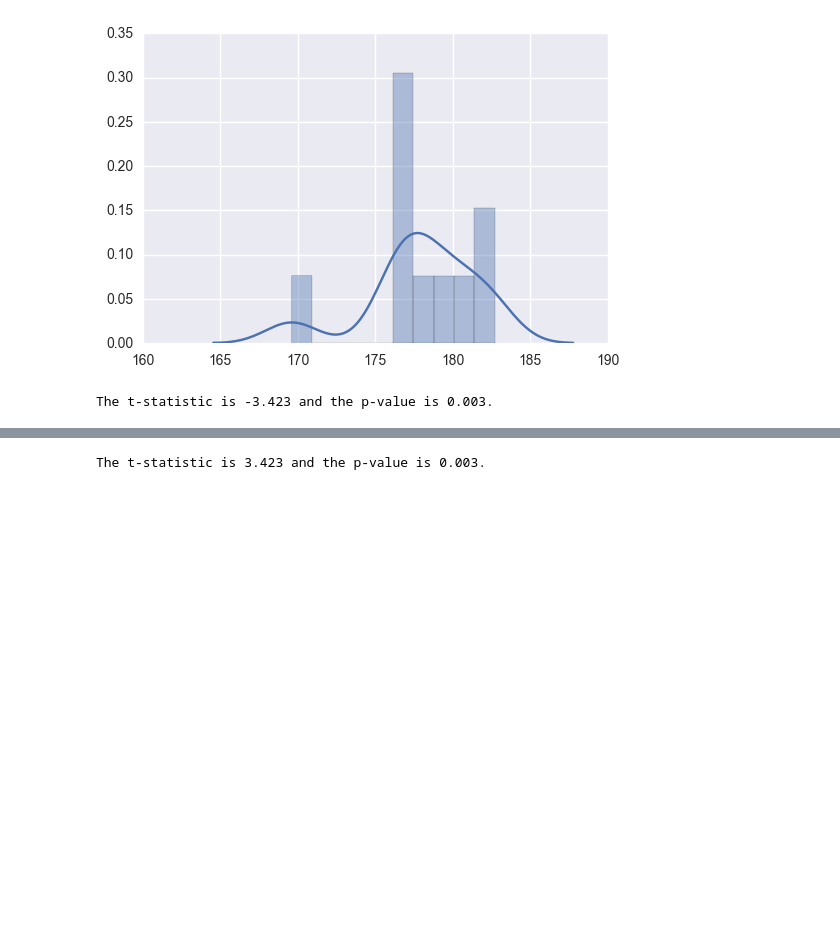
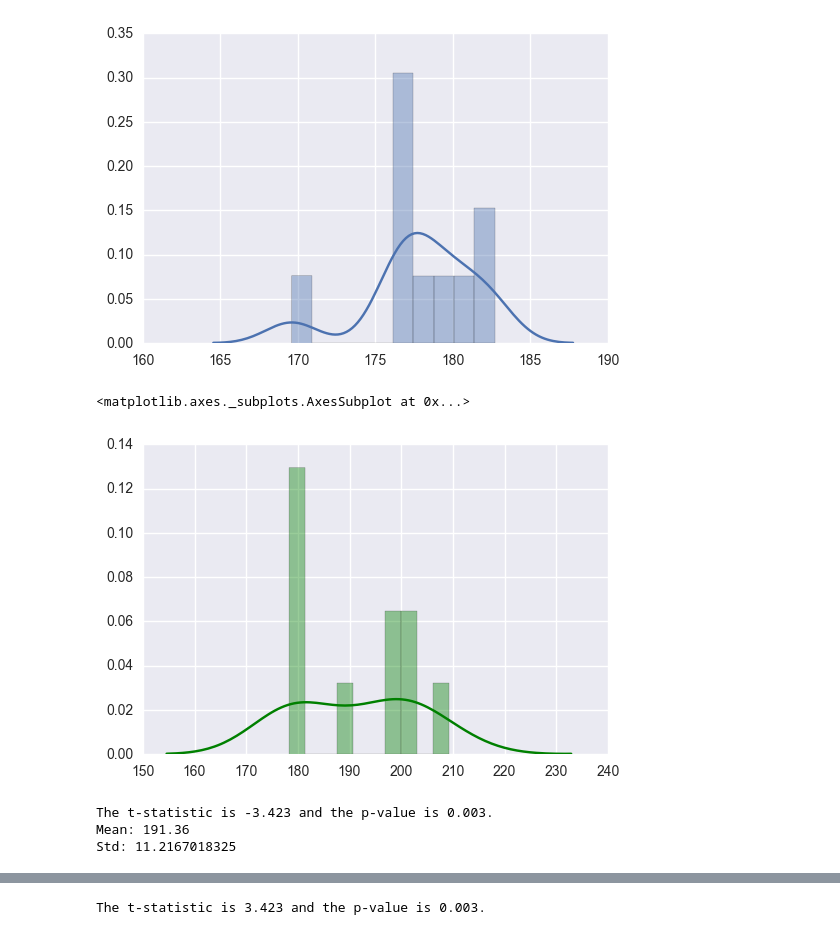
Before and after one commit to bkmaxime1/dsi-maximebouadoumou, a Jupyter notebook: week-02/3.3-lesson/code/Calculate test.ipynb, the cells around one changed output, grey strips where cells are left out. Saved outputs shown, nothing was run; the diff lists cells and outputs as text; code cells hidden in the pictures; blank space fills up the shorter version.

```diff
--- a/week-02/3.3-lesson/code/Calculate test.ipynb
+++ b/week-02/3.3-lesson/code/Calculate test.ipynb
@@ -22,8 +25,16 @@ sns.distplot(one_sample_data,bins=10)
 [figure]
 # %%
 two_sample_data=[189.3,200.5,179.7,199.1,178.4,197.9,202.3,178.3,178.9,209.2]
+# %%
+sns.distplot(two_sample_data, bins=10,color ='green')
+# %% [output]
+<matplotlib.axes._subplots.AxesSubplot at 0x...>
+[figure, added]
 # %%
 two_sample = stats.ttest_ind(one_sample_data,two_sample_data)
 print "The t-statistic is %.3f and the p-value is %.3f." %two_sample
+print "Mean: {}\nStd: {}".format(np.mean(two_sample_data),np.std(two_sample_data))
 # %% [output]
 The t-statistic is -3.423 and the p-value is 0.003.
+Mean: 191.36
+Std: 11.2167018325
```
Also changed, not shown: parts of 3 cells of this notebook, 1 other file.
